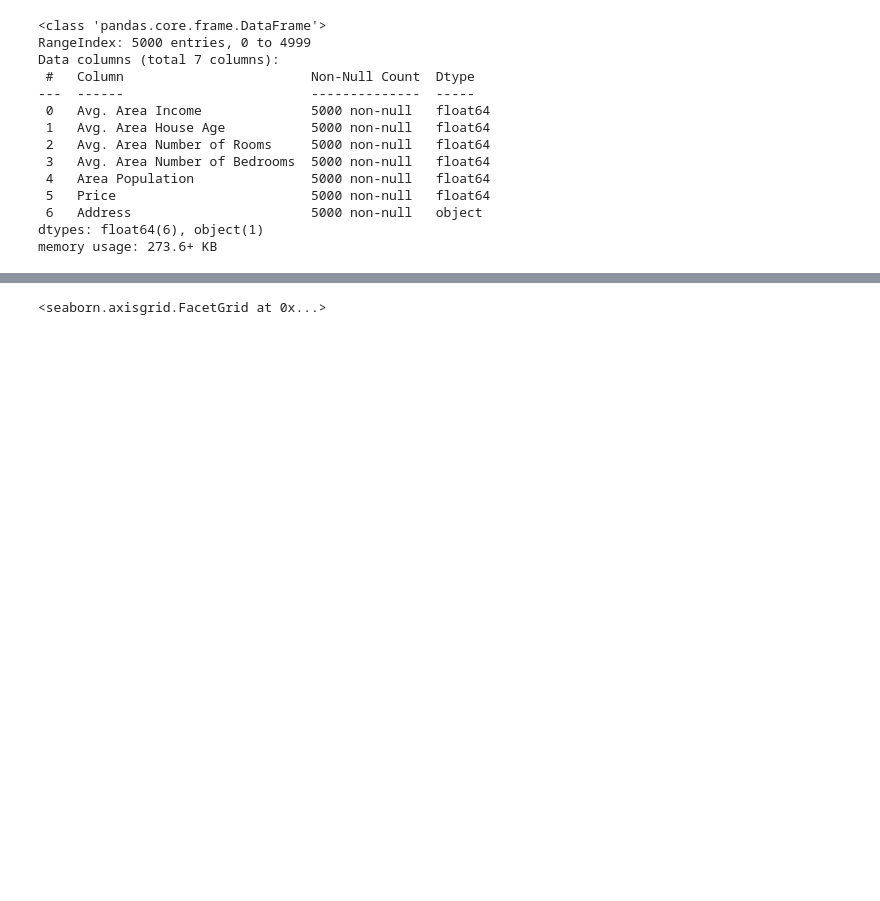
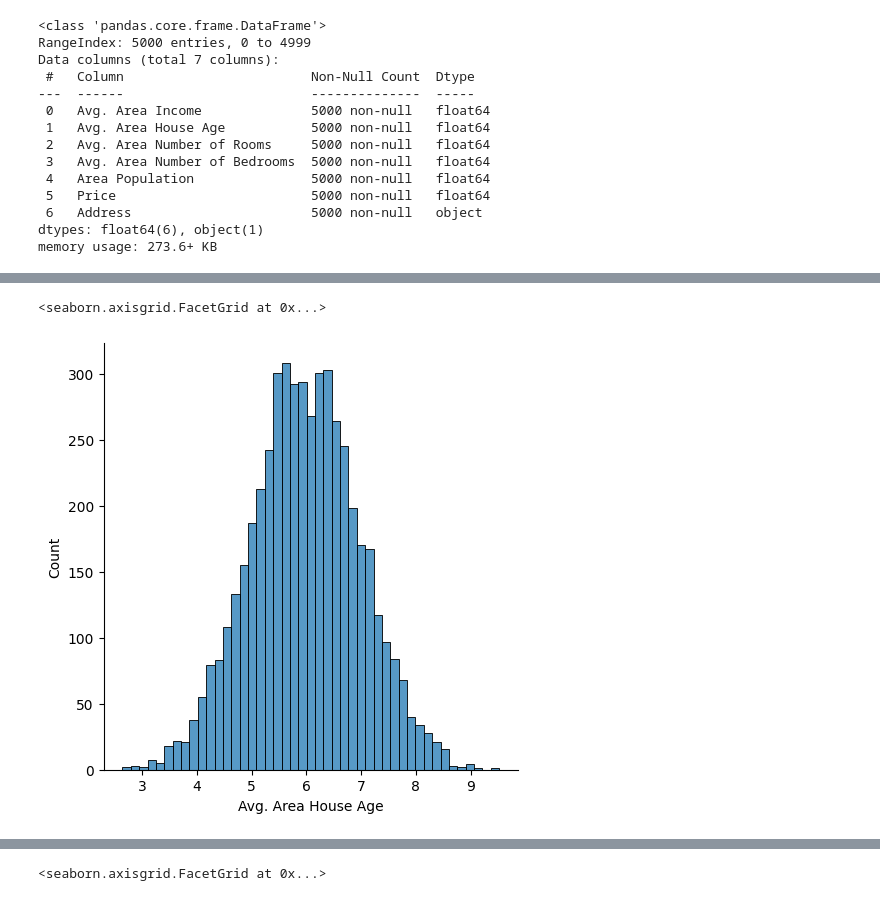
Before and after one commit to dilne/ML-Fundamentals, a Jupyter notebook: Linear Regression - USA Housing.ipynb, the cells around one changed output, grey strips where cells are left out. Drawn from its saved outputs; the diff is of its cells as text; code cells hidden in the pictures; blank space fills up the shorter version.

```diff
--- a/Linear Regression - USA Housing.ipynb
+++ b/Linear Regression - USA Housing.ipynb
@@ -41,0 +73,5 @@ memory usage: 273.6+ KB
+# %%
+sns.displot(data['Avg. Area House Age'])
+# %% [output]
+<seaborn.axisgrid.FacetGrid at 0x...>
+[figure, added]
```
Also changed, not shown: parts of 17 cells of this notebook.
